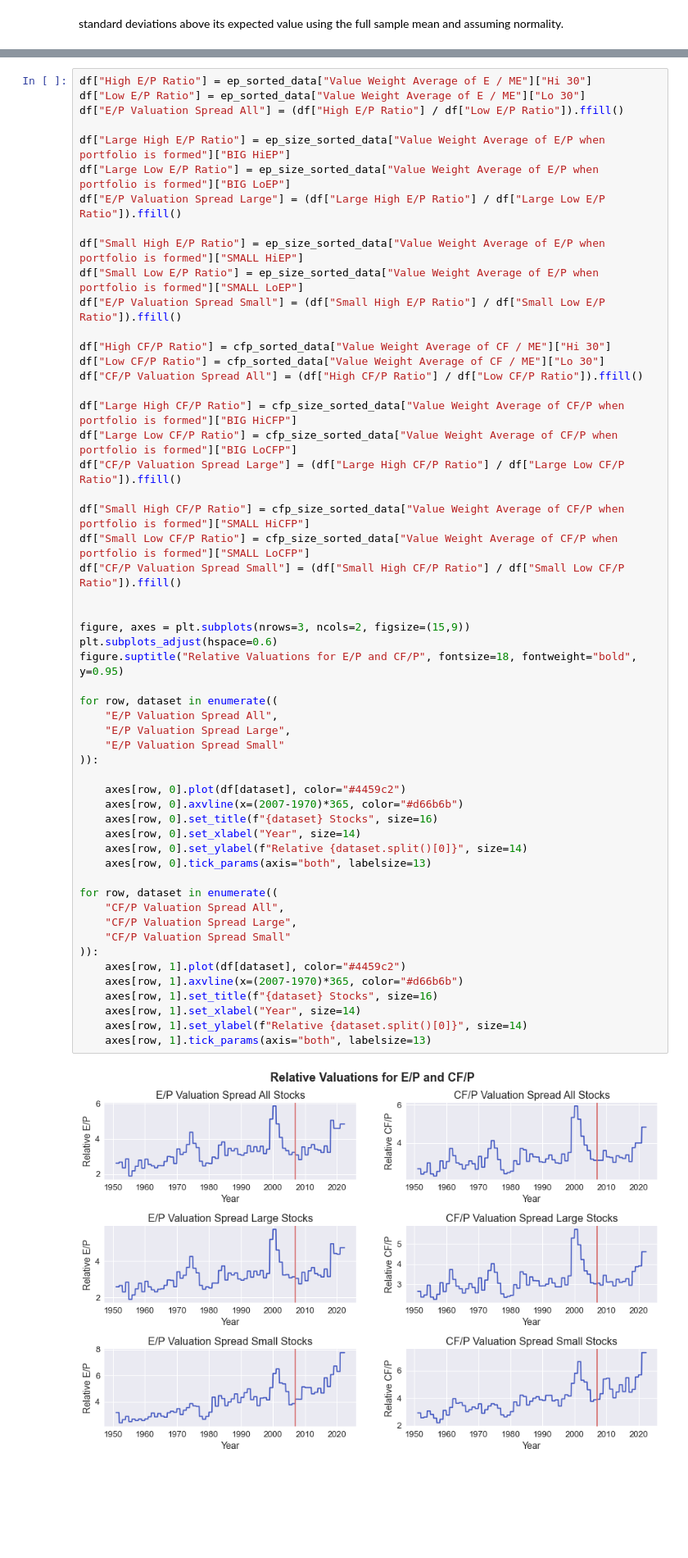
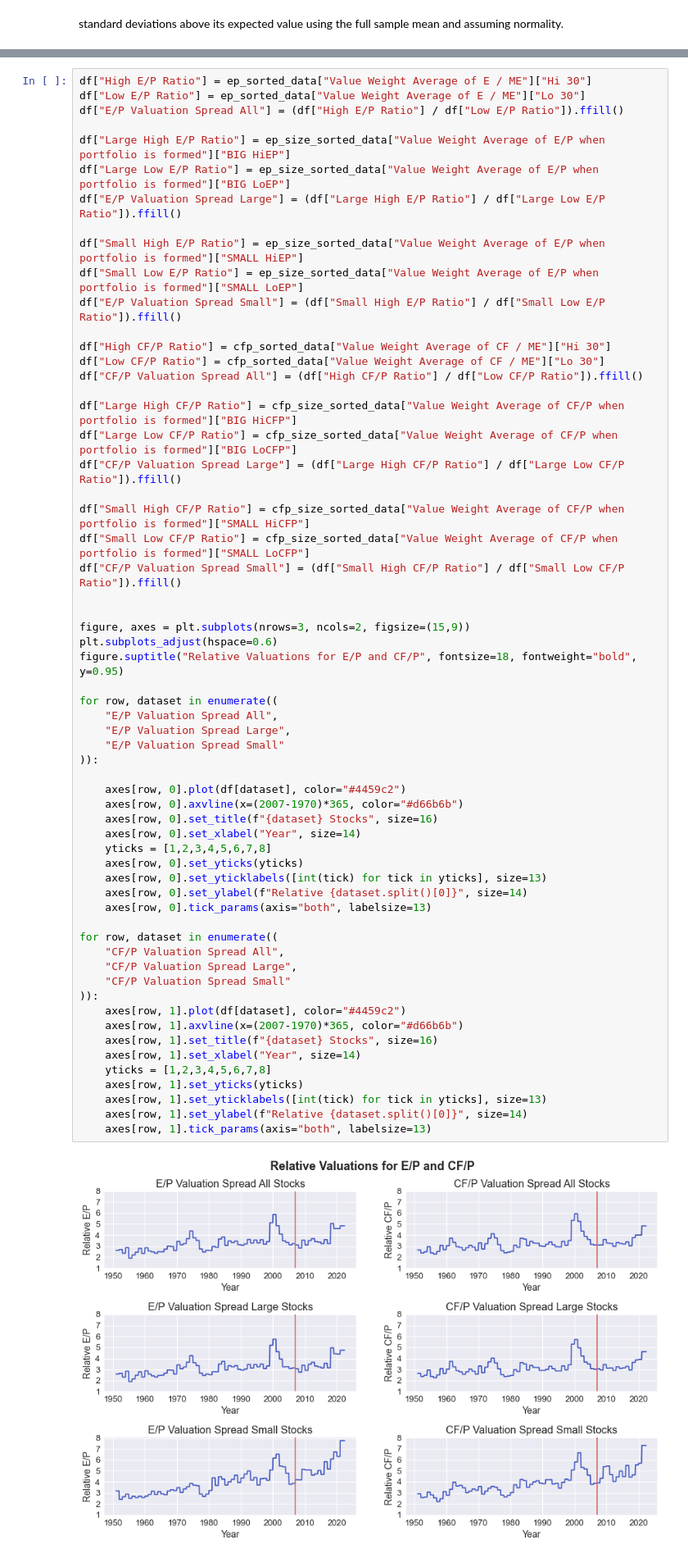
Before and after one commit to jonasniemeyer/investing-ideas, a Jupyter notebook: analyzing_the_value_premium.ipynb, the cells around one changed output, grey strips where cells are left out. Shown at 82% size. Saved outputs shown, nothing was run; the diff lists cells and outputs as text; blank space fills up the shorter version.

```diff
--- a/analyzing_the_value_premium.ipynb
+++ b/analyzing_the_value_premium.ipynb
@@ -571,31 +571,37 @@ df["CF/P Valuation Spread Small"] = (df["Small High CF/P Ratio"] / df["Small Low
 
 figure, axes = plt.subplots(nrows=3, ncols=2, figsize=(15,9))
 plt.subplots_adjust(hspace=0.6)
 figure.suptitle("Relative Valuations for E/P and CF/P", fontsize=18, fontweight="bold", y=0.95)
 
 for row, dataset in enumerate((
     "E/P Valuation Spread All",
     "E/P Valuation Spread Large",
     "E/P Valuation Spread Small"
 )):
 
     axes[row, 0].plot(df[dataset], color="#4459c2")
     axes[row, 0].axvline(x=(2007-1970)*365, color="#d66b6b")
     axes[row, 0].set_title(f"{dataset} Stocks", size=16)
     axes[row, 0].set_xlabel("Year", size=14)
+    yticks = [1,2,3,4,5,6,7,8]
+    axes[row, 0].set_yticks(yticks)
+    axes[row, 0].set_yticklabels([int(tick) for tick in yticks], size=13)
     axes[row, 0].set_ylabel(f"Relative {dataset.split()[0]}", size=14)
     axes[row, 0].tick_params(axis="both", labelsize=13)
 
 for row, dataset in enumerate((
     "CF/P Valuation Spread All",
     "CF/P Valuation Spread Large",
     "CF/P Valuation Spread Small"
 )):
     axes[row, 1].plot(df[dataset], color="#4459c2")
     axes[row, 1].axvline(x=(2007-1970)*365, color="#d66b6b")
     axes[row, 1].set_title(f"{dataset} Stocks", size=16)
     axes[row, 1].set_xlabel("Year", size=14)
+    yticks = [1,2,3,4,5,6,7,8]
+    axes[row, 1].set_yticks(yticks)
+    axes[row, 1].set_yticklabels([int(tick) for tick in yticks], size=13)
     axes[row, 1].set_ylabel(f"Relative {dataset.split()[0]}", size=14)
     axes[row, 1].tick_params(axis="both", labelsize=13)
 # %% [output]
-[figure, old version]
+[figure, new version]
```
Also changed, not shown: parts of 24 cells of this notebook.
